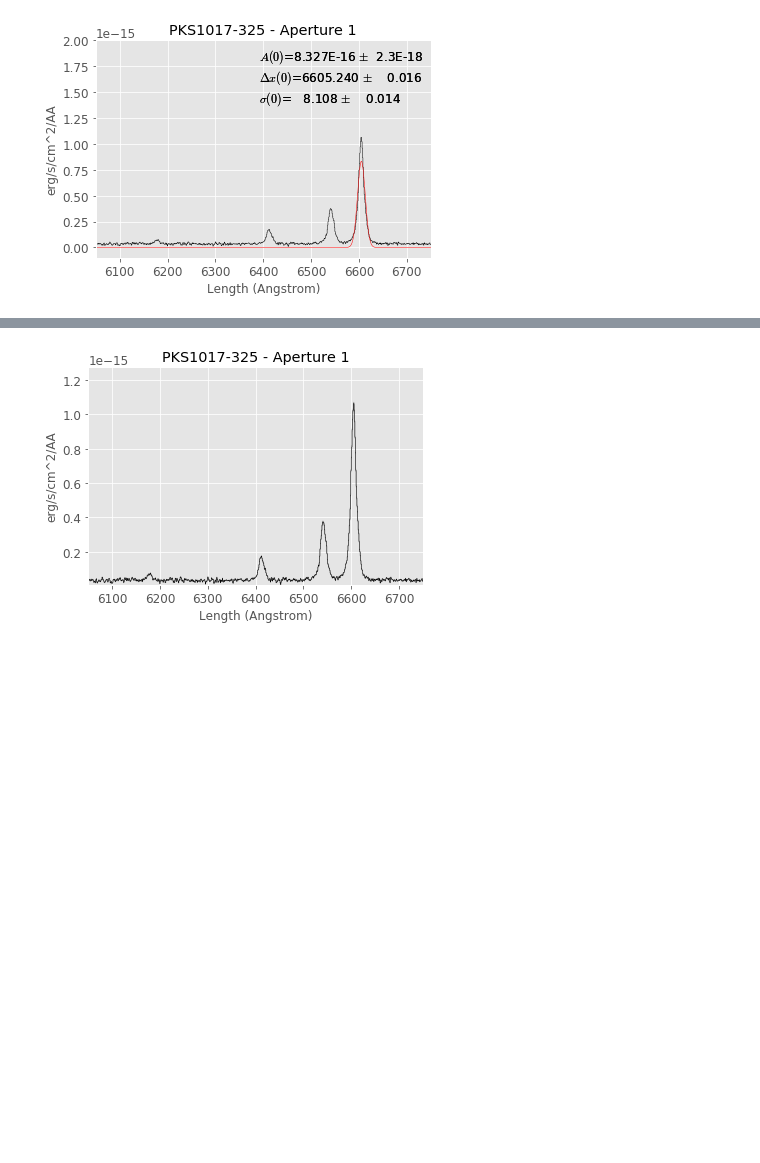
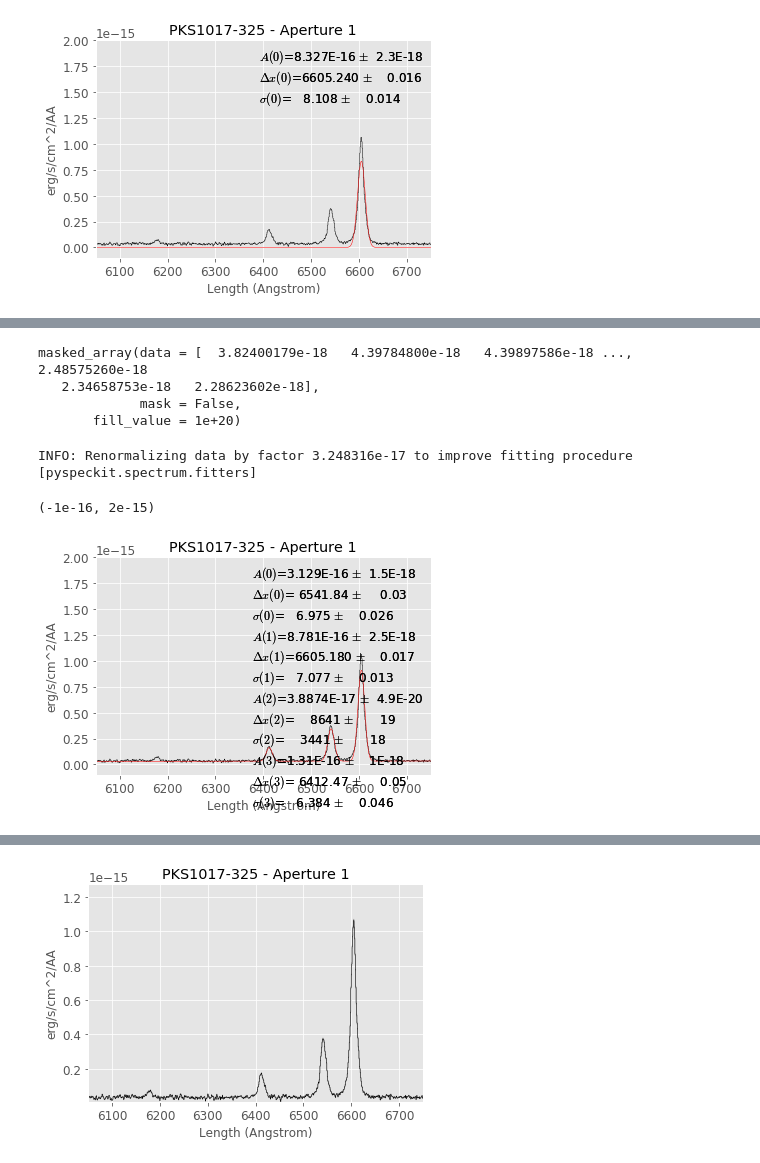
Before and after one commit to granttremblay/question_for_adam, a Jupyter notebook: PKS1017_Analysis.ipynb, the cells around one changed output, grey strips where cells are left out. Cells and saved outputs as stored; diff of their text form; code cells hidden in the pictures; blank space fills up the shorter version.

```diff
--- a/PKS1017_Analysis.ipynb
+++ b/PKS1017_Analysis.ipynb
@@ -297,3 +308,18 @@ INFO: Renormalizing data by factor 3.248316e-17 to improve fitting procedure [py
+# %%
+sp.error
+# %% [output]
+masked_array(data = [  3.82400179e-18   4.39784800e-18   4.39897586e-18 ...,   2.48575260e-18
+   2.34658753e-18   2.28623602e-18],
+             mask = False,
+       fill_value = 1e+20)
+# %%
+sp.plotter()
+sp.specfit(guesses=list(guesses), fittype='gaussian')
+sp.plotter.axis.set_ylim(-1e-16, 2e-15)
+# %% [output]
+INFO: Renormalizing data by factor 3.248316e-17 to improve fitting procedure [pyspeckit.spectrum.fitters]
+(-1e-16, 2e-15)
+[figure, added]
 # %%
 sp.plotter(xmin=6050, xmax=6750, errstyle='fill')
 sp.specfit.plot_fit(annotate=False, lw=2.0)
```
Also changed, not shown: parts of 9 cells of this notebook.
